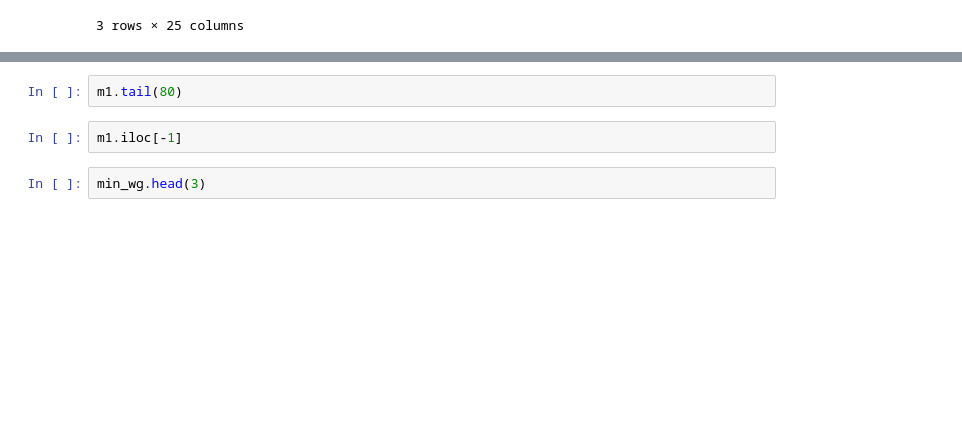
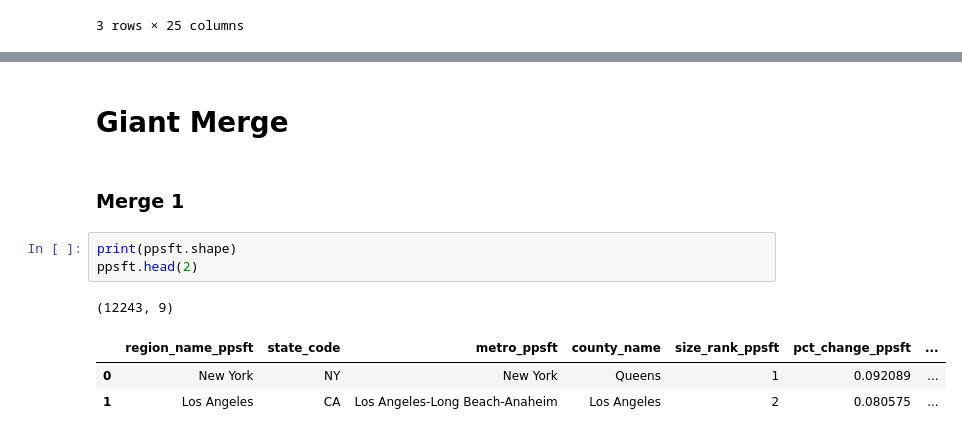
Before and after one commit to taylor-curran/vrb-know, a Jupyter notebook: data/master_row.ipynb, the cells around one changed output, grey strips where cells are left out. Drawn from its saved outputs; the diff is of its cells as text; blank space fills up the shorter version.

```diff
--- a/data/master_row.ipynb
+++ b/data/master_row.ipynb
@@ -432,6 +386,12 @@ m1 = m1.drop(['state', 'dest_state'], axis=1)
-# %%
-m1.tail(80)
-# %%
-m1.iloc[-1]
-# %%
-min_wg.head(3)
+# %% [markdown]
+# Giant Merge
+# %% [markdown]
+### Merge 1
+# %%
+print(ppsft.shape)
+ppsft.head(2)
+# %% [output]
+(12243, 9)
+|  | region_name_ppsft | state_code | metro_ppsft | county_name | size_rank_ppsft | pct_change_ppsft | ... |
+| 0 | New York | NY | New York | Queens | 1 | 0.092089 | ... |
+| 1 | Los Angeles | CA | Los Angeles-Long Beach-Anaheim | Los Angeles | 2 | 0.080575 | ... |
```
Also changed, not shown: parts of 33 cells of this notebook, 2 other files.
